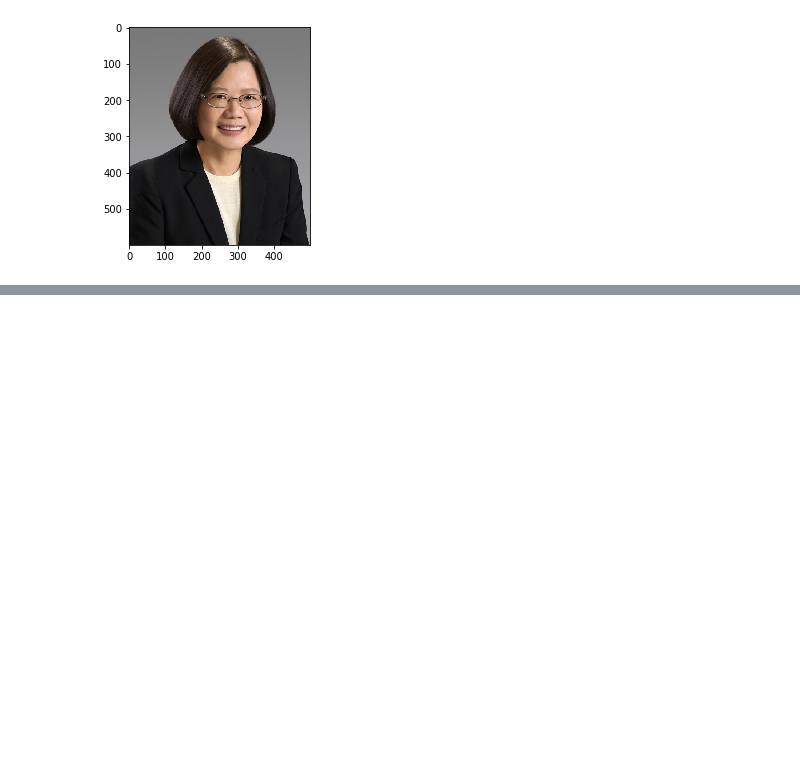
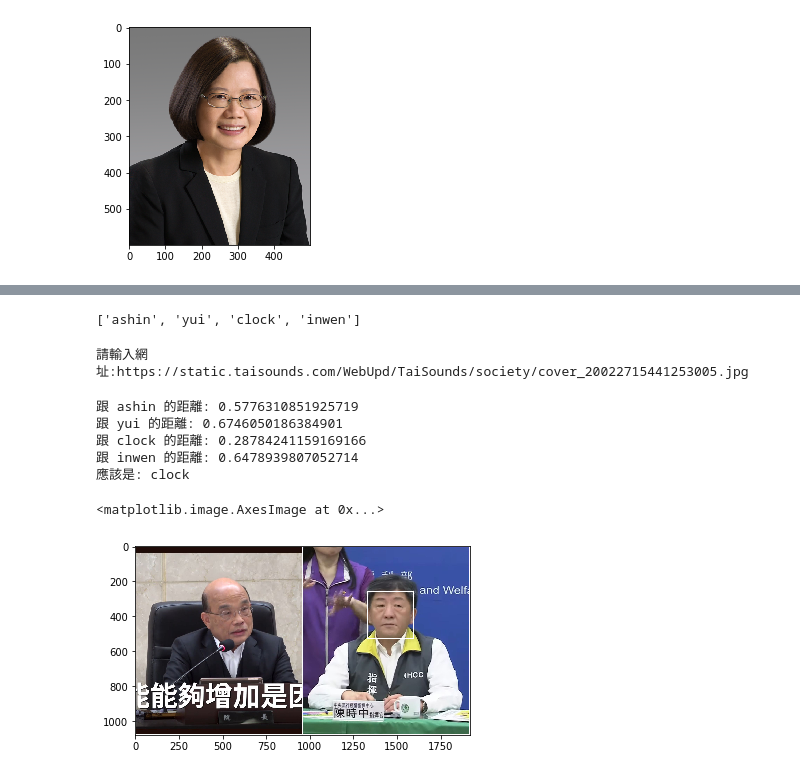
Before and after one commit to Elwing-Chou/mtkml, a Jupyter notebook: face_0312.ipynb, the cells around one changed output, grey strips where cells are left out. Drawn from its saved outputs; the diff is of its cells as text; code cells hidden in the pictures; blank space fills up the shorter version.

```diff
--- a/face_0312.ipynb
+++ b/face_0312.ipynb
@@ -60,0 +43,35 @@ print(encodings)
+# %%
+names
+# %% [output]
+['ashin', 'yui', 'clock', 'inwen']
+# %%
+# pip install opencc-python
+import cv2
+import requests
+url = input("請輸入網址:")
+response = requests.get(url, stream=True, verify=False)
+img = face_recognition.load_image_file(response.raw)
+ens = face_recognition.face_encodings(img)
+
+for (top, right, bottom, left) in face_recognition.face_locations(img):
+    cv2.rectangle(img, (left, top), (right, bottom), (255, 255, 255), 4)
+
+
+for en in ens:
+    distance = face_recognition.face_distance(en, encodings)
+    for n, d in zip(names, distance):
+        print("跟", n, "的距離:", d)
+    if min(distance) > 0.5:
+        print("沒有辨識到")
+    else:
+        print("應該是:", names[distance.argmin()])
+plt.imshow(img)
+# %% [output]
+請輸入網址:https://static.taisounds.com/WebUpd/TaiSounds/society/cover_20022715441253005.jpg
+跟 ashin 的距離: 0.5776310851925719
+跟 yui 的距離: 0.6746050186384901
+跟 clock 的距離: 0.28784241159169166
+跟 inwen 的距離: 0.6478939807052714
+應該是: clock
+<matplotlib.image.AxesImage at 0x...>
+[figure, added]
```
Also changed, not shown: parts of 1 cell of this notebook.
